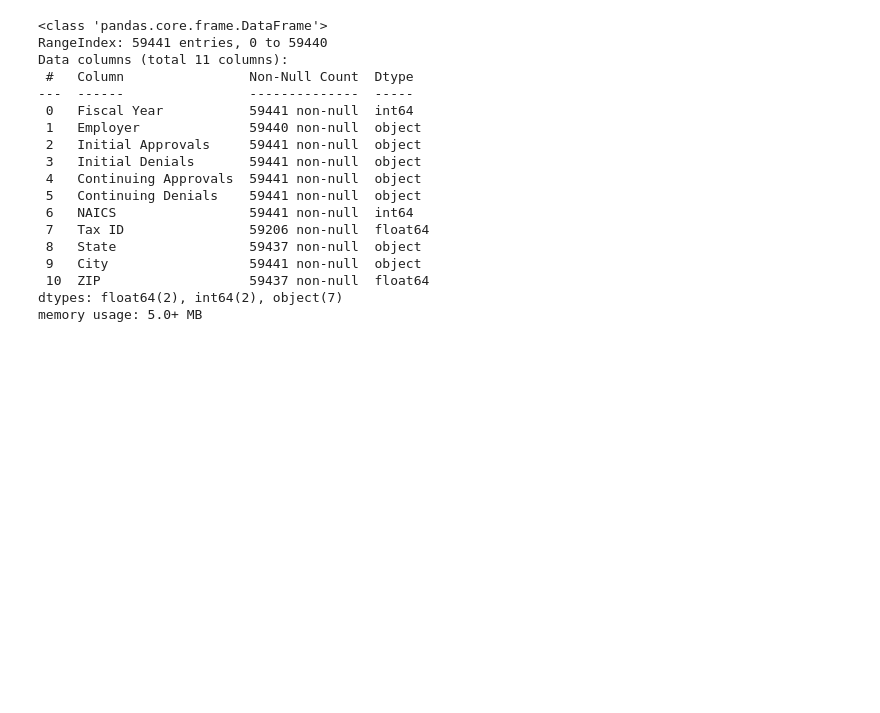
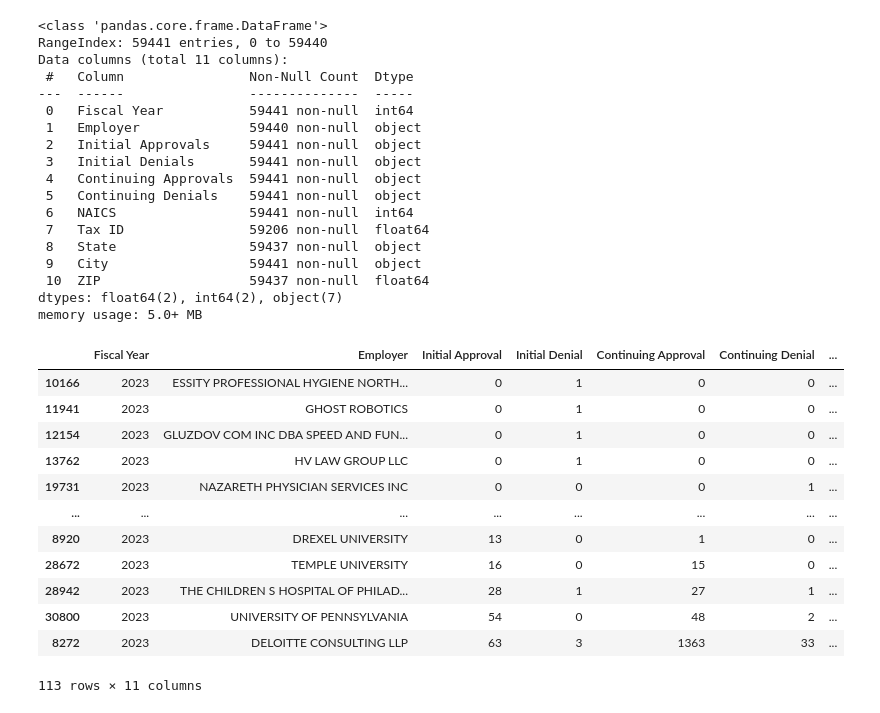
Before and after one commit to Tinashe-04/H1B-data, a Jupyter notebook: H1-BDataExploration.ipynb, the cells around one changed output. Cells and saved outputs as stored; diff of their text form; code cells hidden in the pictures; blank space fills up the shorter version.

```diff
--- a/H1-BDataExploration.ipynb
+++ b/H1-BDataExploration.ipynb
@@ -179,3 +179,20 @@ Data columns (total 11 columns):
  10  ZIP                   59437 non-null  float64
 dtypes: float64(2), int64(2), object(7)
 memory usage: 5.0+ MB
+# %%
+philadelphia = data_2023[data_2023['City'] == 'PHILADELPHIA'].sort_values(by=['Initial Approval', 'Continuing Approval'])
+philadelphia
+# %% [output]
+|  | Fiscal Year | Employer | Initial Approval | Initial Denial | Continuing Approval | Continuing Denial | ... |
+| 10166 | 2023 | ESSITY PROFESSIONAL HYGIENE NORTH... | 0 | 1 | 0 | 0 | ... |
+| 11941 | 2023 | GHOST ROBOTICS | 0 | 1 | 0 | 0 | ... |
+| 12154 | 2023 | GLUZDOV COM INC DBA SPEED AND FUN... | 0 | 1 | 0 | 0 | ... |
+| 13762 | 2023 | HV LAW GROUP LLC | 0 | 1 | 0 | 0 | ... |
+| 19731 | 2023 | NAZARETH PHYSICIAN SERVICES INC | 0 | 0 | 0 | 1 | ... |
+| ... | ... | ... | ... | ... | ... | ... | ... |
+| 8920 | 2023 | DREXEL UNIVERSITY | 13 | 0 | 1 | 0 | ... |
+| 28672 | 2023 | TEMPLE UNIVERSITY | 16 | 0 | 15 | 0 | ... |
+| 28942 | 2023 | THE CHILDREN S HOSPITAL OF PHILAD... | 28 | 1 | 27 | 1 | ... |
+| 30800 | 2023 | UNIVERSITY OF PENNSYLVANIA | 54 | 0 | 48 | 2 | ... |
+| 8272 | 2023 | DELOITTE CONSULTING LLP | 63 | 3 | 1363 | 33 | ... |
+113 rows × 11 columns
```
Also changed, not shown: parts of 10 cells of this notebook.
